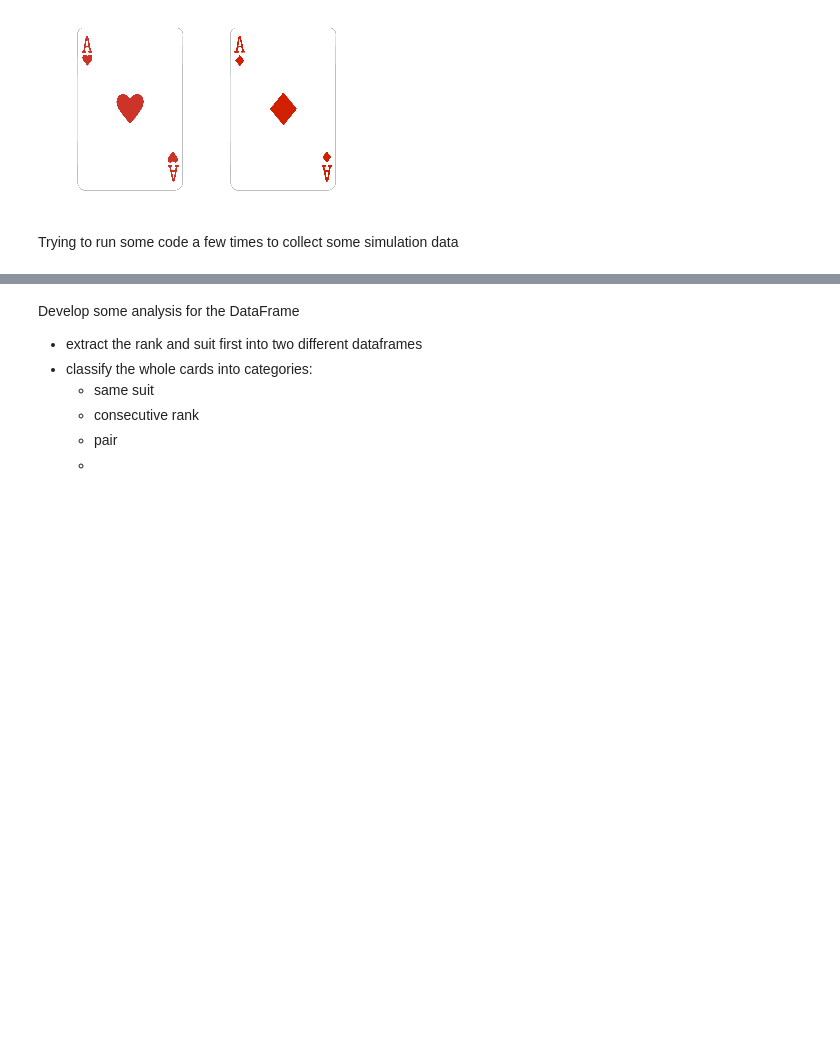
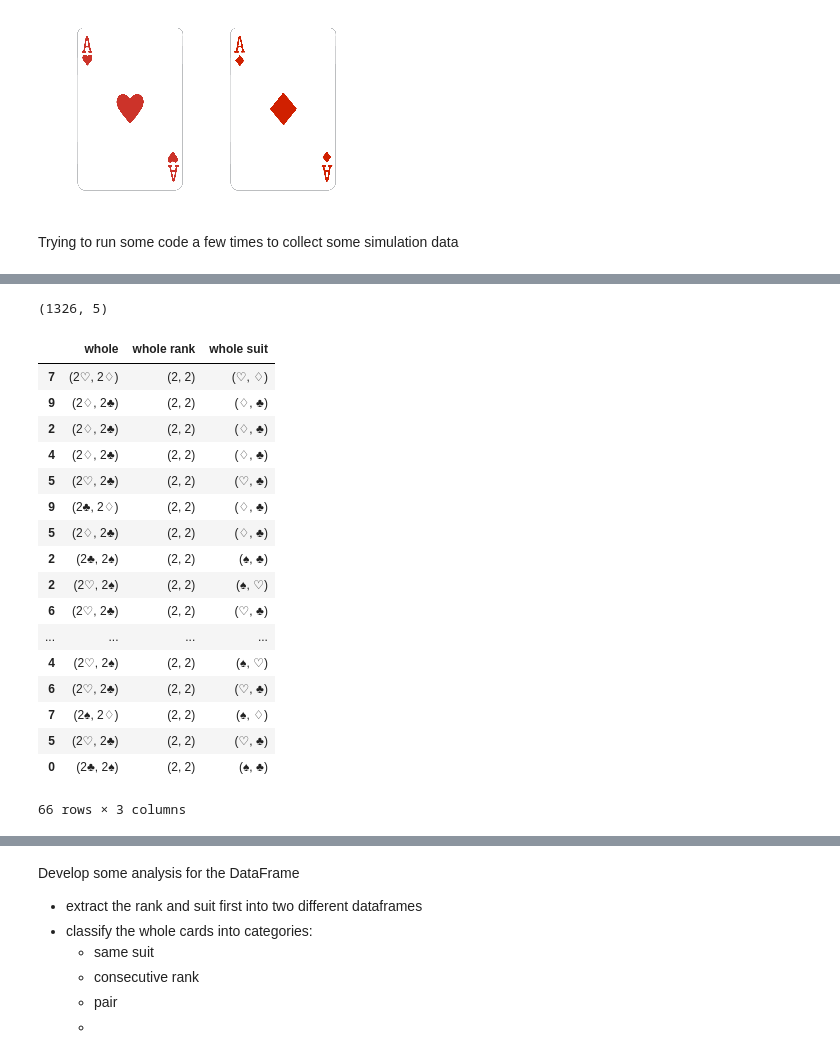
Before and after one commit to a35931chi/Poker, a Jupyter notebook: Test Functions.ipynb, the cells around one changed output, grey strips where cells are left out. Cells and saved outputs as stored; diff of their text form; code cells hidden in the pictures; blank space fills up the shorter version.

```diff
--- a/Test Functions.ipynb
+++ b/Test Functions.ipynb
@@ -95,22 +98,19 @@ Trying to run some code a few times to collect some simulation data
 print('starting time: {}'.format(time()))
 t0 = time()
 winning_df = pd.DataFrame()
-hands = 10000
+hands = 200000
 for i in range(hands):
     winner_data = []
 
     participants = 10
 
-
     game_info = []
     whole_cards, comm = Test_Game('HOLDEM', participants)
 
-    comm_cards = [card.rank[1] + card.suit[1] for card in comm]
+    for player in whole_cards:
+        player_cards = whole_cards[player]
 
-    for player in whole_cards:
-        player_cards = [card.rank[1] + card.suit[1] for card in whole_cards[player]]
-
-        game_info.append([player, player_cards, comm_cards])
+        game_info.append([player, player_cards, comm])
 
 
     game_info_df = pd.DataFrame(game_info, columns = ['player', 'whole', 'comm'])
@@ -146,0 +157,5 @@ took 507.15719413757324 seconds
+# %%
+winning_df_summary = winning_df['whole'].apply(sorted).apply(tuple).copy().value_counts().to_frame()
+winning_df_summary.rename(columns = {'whole': 'counts'}, inplace = True)
+print(winning_df_summary.head())
+print(winning_df_summary.shape)
@@ -146,0 +170,26 @@ took 507.15719413757324 seconds
+# %%
+all_possible_whole = all_possible_whole.merge(winning_df_summary, how = 'outer', left_on = 'whole', right_index = True)
+all_possible_whole.shape
+# %% [output]
+(1326, 5)
+# %%
+winning_df_summary[winning_df_summary['whole rank'] == (2, 2)]
+# %% [output]
+|  | whole | whole rank | whole suit |
+| 7 | (2♡, 2♢) | (2, 2) | (♡, ♢) |
+| 9 | (2♢, 2♣) | (2, 2) | (♢, ♣) |
+| 2 | (2♢, 2♣) | (2, 2) | (♢, ♣) |
+| 4 | (2♢, 2♣) | (2, 2) | (♢, ♣) |
+| 5 | (2♡, 2♣) | (2, 2) | (♡, ♣) |
+| 9 | (2♣, 2♢) | (2, 2) | (♢, ♣) |
+| 5 | (2♢, 2♣) | (2, 2) | (♢, ♣) |
+| 2 | (2♣, 2♠) | (2, 2) | (♠, ♣) |
+| 2 | (2♡, 2♠) | (2, 2) | (♠, ♡) |
+| 6 | (2♡, 2♣) | (2, 2) | (♡, ♣) |
+| ... | ... | ... | ... |
+| 4 | (2♡, 2♠) | (2, 2) | (♠, ♡) |
+| 6 | (2♡, 2♣) | (2, 2) | (♡, ♣) |
+| 7 | (2♠, 2♢) | (2, 2) | (♠, ♢) |
+| 5 | (2♡, 2♣) | (2, 2) | (♡, ♣) |
+| 0 | (2♣, 2♠) | (2, 2) | (♠, ♣) |
+66 rows × 3 columns
```
Also changed, not shown: parts of 13 cells of this notebook, 4 other files.
